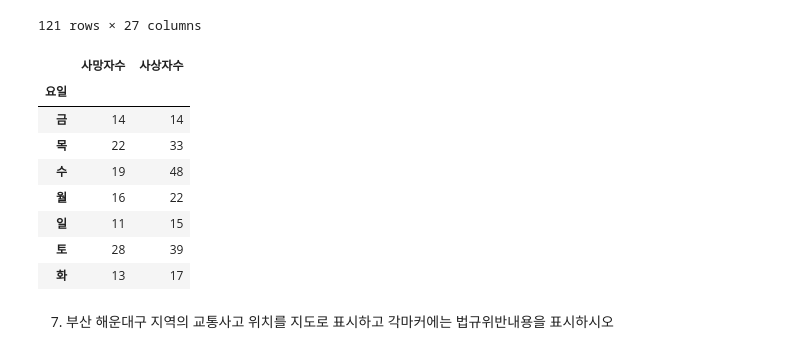
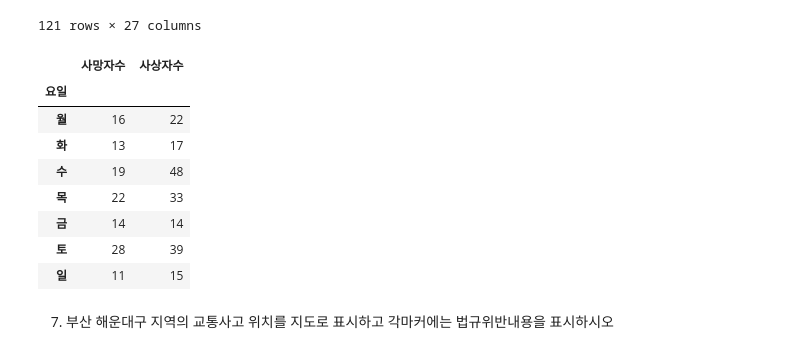
Before and after one commit to narirla/Pandas, a Jupyter notebook: 과제/5일차/5일차과제.ipynb, the cells around one changed output. Drawn from its saved outputs; the diff is of its cells as text; code cells hidden in the pictures.

```diff
--- a/과제/5일차/5일차과제.ipynb
+++ b/과제/5일차/5일차과제.ipynb
@@ -167,17 +171,17 @@ busan
 | 3220 | 2018 | 2018091320 | 20 | 야 | 목 | 1 | 1 | 0 | 0 | 0 | ... | ... |
 121 rows × 27 columns
 # %%
-busan.groupby('요일')[['사망자수','사상자수']].sum()
+busan.groupby('요일')[['사망자수','사상자수']].sum().loc[[ '월','화','수','목','금','토','일',]]
 # %% [output]
 |  | 사망자수 | 사상자수 |
 | 요일 |  |  |
+| 월 | 16 | 22 |
+| 화 | 13 | 17 |
+| 수 | 19 | 48 |
+| 목 | 22 | 33 |
 | 금 | 14 | 14 |
-| 목 | 22 | 33 |
-| 수 | 19 | 48 |
-| 월 | 16 | 22 |
+| 토 | 28 | 39 |
 | 일 | 11 | 15 |
-| 토 | 28 | 39 |
-| 화 | 13 | 17 |
 # %% [markdown]
 7. 부산 해운대구 지역의 교통사고 위치를 지도로 표시하고 각마커에는 법규위반내용을 표시하시오
 # %%
```
Also changed, not shown: parts of 14 cells of this notebook, 5 other files.
